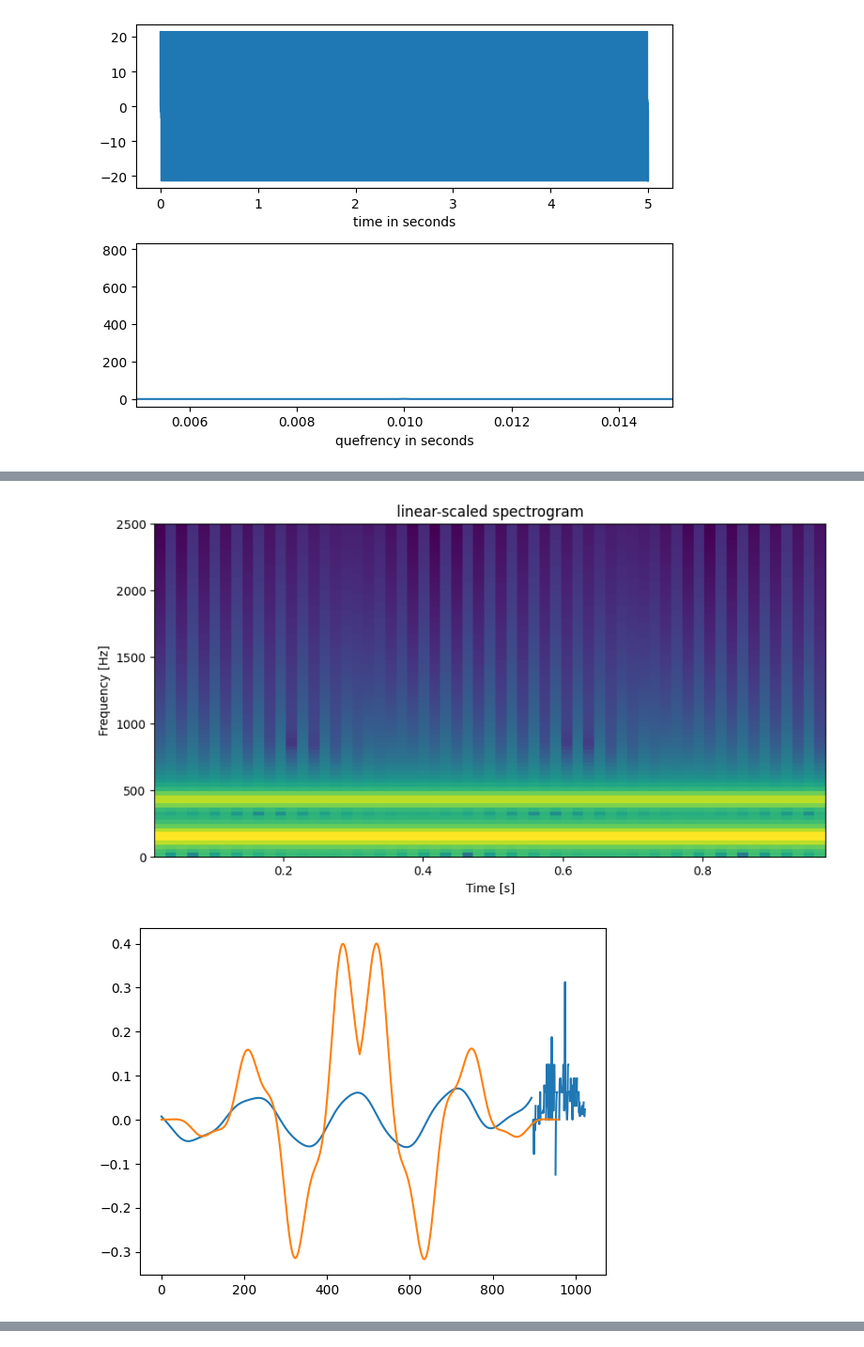
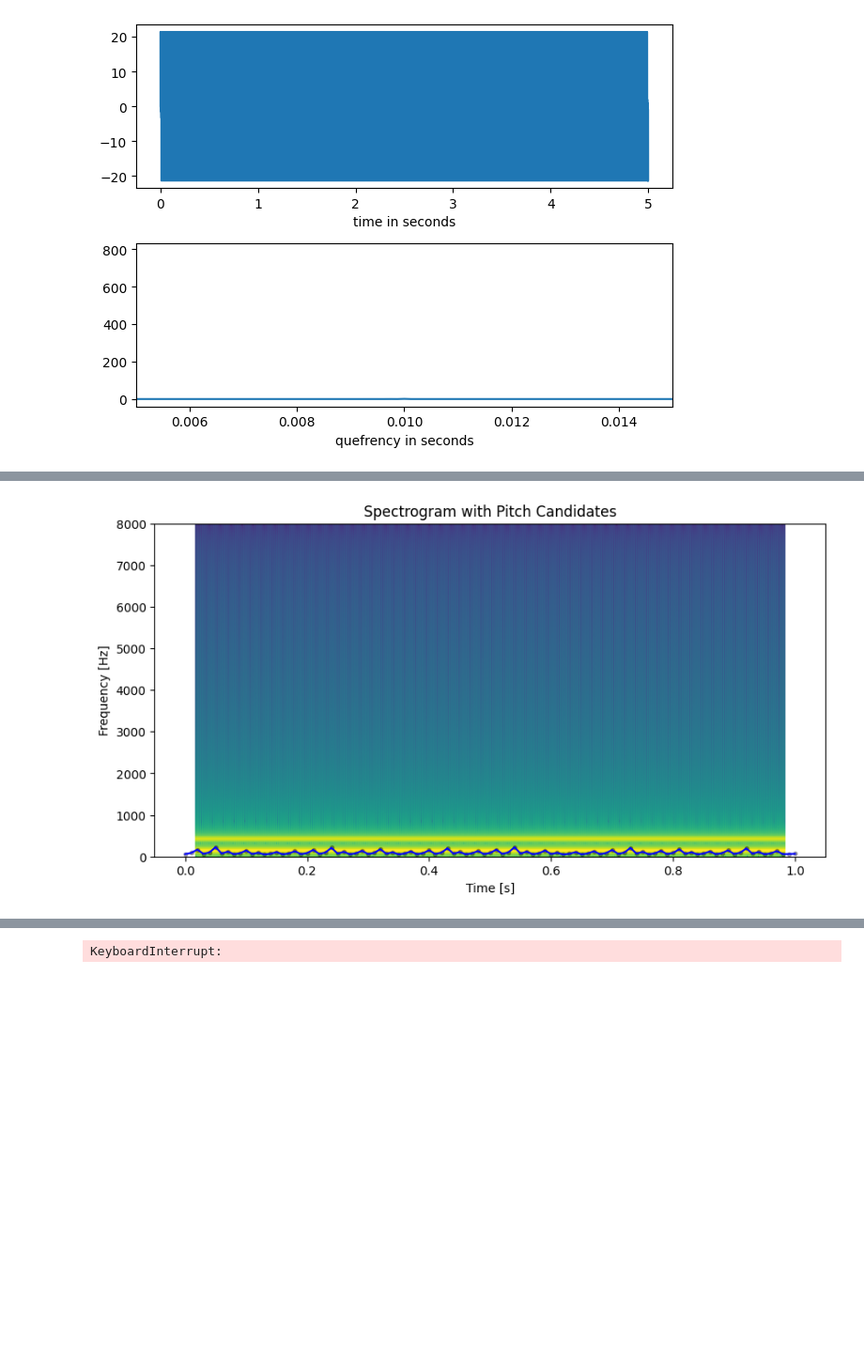
Before and after one commit to lgies23/biosonic, a Jupyter notebook: src/biosonic/test_plots.ipynb, the cells around one changed output, grey strips where cells are left out. Shown at 94% size. Cells and saved outputs as stored; diff of their text form; code cells hidden in the pictures; blank space fills up the shorter version.

```diff
--- a/src/biosonic/test_plots.ipynb
+++ b/src/biosonic/test_plots.ipynb
@@ -140,18 +125,17 @@ plot_pitch_on_spectrogram(signal_.data, signal_.sr, time_points, pitch_points, w
 # %%
 from biosonic.synthesize import amplitude_modulated
 
 sr = 16000
 n_fft = 512
 time_points = np.linspace(0, 1, sr)
 x = amplitude_modulated(time_points, 140, 280)
-plot_spectrogram(x, sr, flim=(0, 2500))
+# plot_spectrogram(x, sr, flim=(0, 2500))
 
 times, candidates = boersma(x, sr, min_pitch=50, max_pitch=1000)
 plot_pitch_on_spectrogram(x, sr, times, candidates, window_length=n_fft, overlap=95, flim=(0,10000))
 
 pitch_points = yin(x, sr, n_fft, 0.01, (100, 2000))
 time_points = np.arange(len(pitch_points)) * 0.01
 plot_pitch_on_spectrogram(x, sr, time_points, pitch_points, window_length=n_fft, overlap=95, flim=(0,10000))
 # %% [output]
-[figure, old version]
+[figure, new version]
-[figure, removed]
@@ -160,3 +142,4 @@ plot_pitch_on_spectrogram(x, sr, time_points, pitch_points, window_length=n_fft,
+KeyboardInterrupt:
 # %%
 signal_ = read_wav("/Users/lenagies/Desktop/Master/Thesis/geese/data/clips_from_selections/200_highpass/GT00211_G00908_Julian_distance.wav")
 win_len = 512
```
Also changed, not shown: parts of 9 cells of this notebook, 3 other files.
